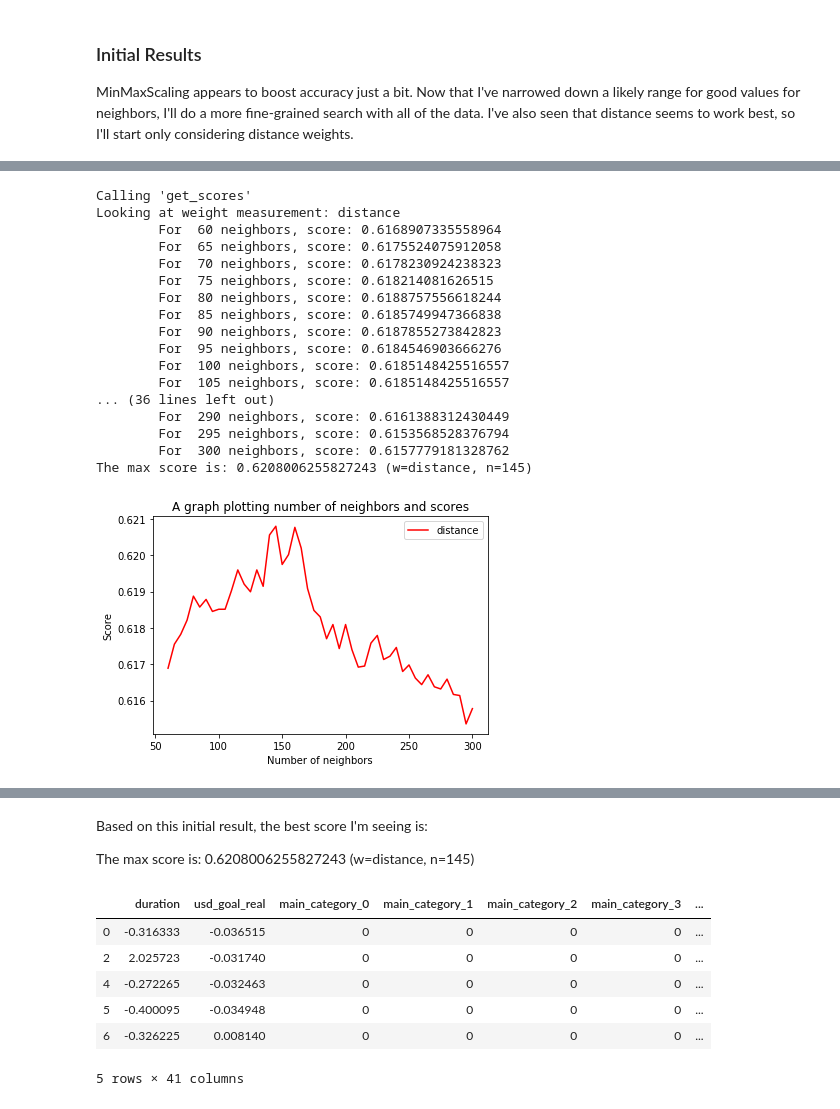
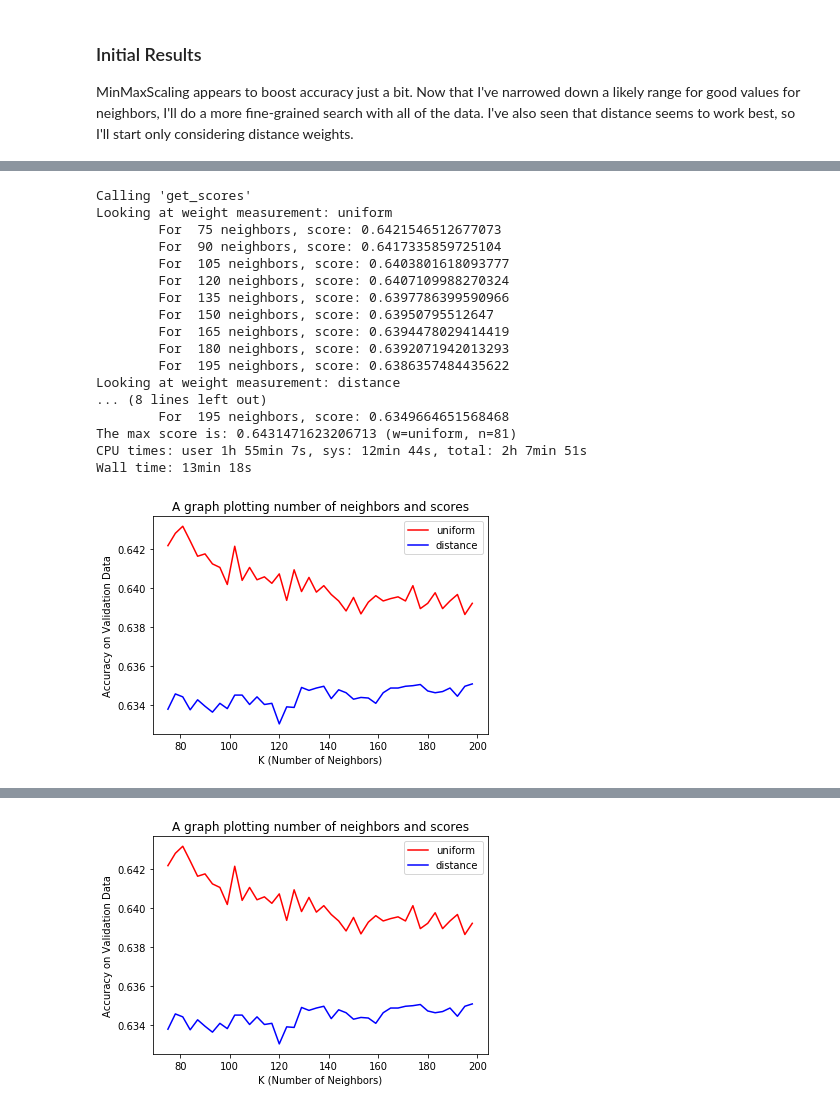
Before and after one commit to michaelmdresser/csci5622project, a Jupyter notebook: erika_knn.ipynb, the cells around one changed output, grey strips where cells are left out. Drawn from its saved outputs; the diff is of its cells as text; code cells hidden in the pictures.

```diff
--- a/erika_knn.ipynb
+++ b/erika_knn.ipynb
@@ -78,6 +78,7 @@ x_train_basic.head()
 # %%
 # Had to rename due to a change in preprocessing. The values are the same, just not the column names.x_train_basic.columns = ['index', 'main_category', 'category', 'duration', 'usd_goal_real', 'launched_month', 'deadline_month', 'num_chars', 'num_unusual_words', 'num_weird_chars']
 x_train_basic.set_index('Unnamed: 0.1', drop=True, inplace=True)
+x_valid_basic.set_index('Unnamed: 0.1', drop=True, inplace=True)
 
 print(len(x_train_basic))
 print(len(y_train_basic))
@@ -188,7 +234,7 @@ def get_scores(n_low, n_high, n_step, x_train, y_train, x_valid, y_valid, weight
                 max_score = (score, w, n, knn)
     return max_score, scores
 # %%
-def plot_scores(scores):
+def plot_scores(scores, title='A graph plotting number of neighbors and scores'):
     fig, ax = plt.subplots()
     colors = ['red', 'blue', 'green', 'purple', 'orange', 'black']
 
@@ -199,11 +245,10 @@ def plot_scores(scores):
         line.set_label(key)
 
     # Label axes
-    ax.set(xlabel='Number of neighbors', ylabel='Score',
-           title='A graph plotting number of neighbors and scores')
+    ax.set(xlabel='K (Number of Neighbors)', ylabel='Accuracy on Validation Data', title=title)
 
     ax.legend()
-    plt.show()
+    return plt
 # %% [markdown]
 <h3>Parameter Tuning and Scaling Checks</h3>
 The below runs are to start tuning the numbers of neighbors, and also check to see if the MinMaxScaling was effective at all in increasing accuracy.
@@ -349,29 +432,29 @@ Now, let's see if we can do better with the basic name preprocessed data.
 # %%
 %%time
-max_score_basic, scores_basic = get_scores(60, 300, 5,
-                                         x_train_basic_scaled,
+max_score_basic, scores_basic = get_scores(75, 200, 3,
+                                         x_train_basic,
                                          y_train_basic,
-                                         x_valid_basic_scaled,
+                                         x_valid_basic,
                                          y_valid_basic,
-                                        weights=['distance'])
+                                        weights=['uniform', 'distance'])
 print("The max score is: {} (w={}, n={})".format(max_score_basic[0], max_score_basic[1], max_score_basic[2]))
 plot_scores(scores_basic)
 # %% [output]
 Calling 'get_scores'
+Looking at weight measurement: uniform
+        For  75 neighbors, score: 0.6421546512677073
+        For  90 neighbors, score: 0.6417335859725104
+        For  105 neighbors, score: 0.6403801618093777
+        For  120 neighbors, score: 0.6407109988270324
+        For  135 neighbors, score: 0.6397786399590966
+        For  150 neighbors, score: 0.63950795512647
+        For  165 neighbors, score: 0.6394478029414419
+        For  180 neighbors, score: 0.6392071942013293
+        For  195 neighbors, score: 0.6386357484435622
 Looking at weight measurement: distance
-        For  60 neighbors, score: 0.6168907335558964
-        For  65 neighbors, score: 0.6175524075912058
-        For  70 neighbors, score: 0.6178230924238323
-        For  75 neighbors, score: 0.618214081626515
-        For  80 neighbors, score: 0.6188757556618244
-        For  85 neighbors, score: 0.6185749947366838
-        For  90 neighbors, score: 0.6187855273842823
-        For  95 neighbors, score: 0.6184546903666276
-        For  100 neighbors, score: 0.6185148425516557
-        For  105 neighbors, score: 0.6185148425516557
-... (36 lines left out)
-        For  290 neighbors, score: 0.6161388312430449
-        For  295 neighbors, score: 0.6153568528376794
-        For  300 neighbors, score: 0.6157779181328762
-The max score is: 0.6208006255827243 (w=distance, n=145)
+... (8 lines left out)
+        For  195 neighbors, score: 0.6349664651568468
+The max score is: 0.6431471623206713 (w=uniform, n=81)
+CPU times: user 1h 55min 7s, sys: 12min 44s, total: 2h 7min 51s
+Wall time: 13min 18s
-[figure, old version]
+[figure, new version]
@@ -380,4 +461 @@ Wall time: 3min 47s
+[figure, added]
-# %% [markdown]
-Based on this initial result, the best score I'm seeing is:
-
-The max score is: 0.6208006255827243 (w=distance, n=145)
@@ -396,10 +461,0 @@ x_valid_base_ohe=one_hot_df(x_valid_base, one_hot_cols, drop_cols)
-# %%
-x_train_base_ohe.head()
-# %% [output]
-|  | duration | usd_goal_real | main_category_0 | main_category_1 | main_category_2 | main_category_3 | ... |
-| 0 | -0.316333 | -0.036515 | 0 | 0 | 0 | 0 | ... |
-| 2 | 2.025723 | -0.031740 | 0 | 0 | 0 | 0 | ... |
-| 4 | -0.272265 | -0.032463 | 0 | 0 | 0 | 0 | ... |
-| 5 | -0.400095 | -0.034948 | 0 | 0 | 0 | 0 | ... |
-| 6 | -0.326225 | 0.008140 | 0 | 0 | 0 | 0 | ... |
-5 rows × 41 columns
```
Also changed, not shown: parts of 25 cells of this notebook.
